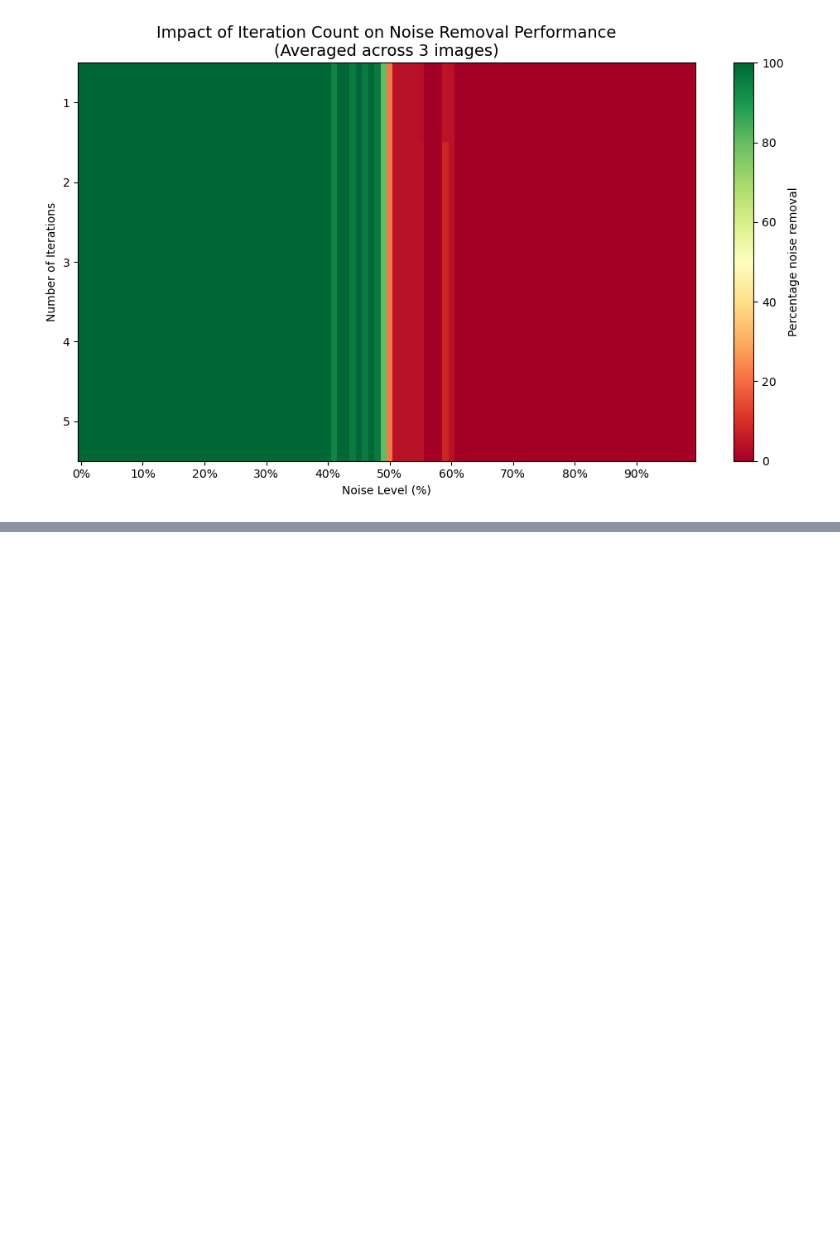
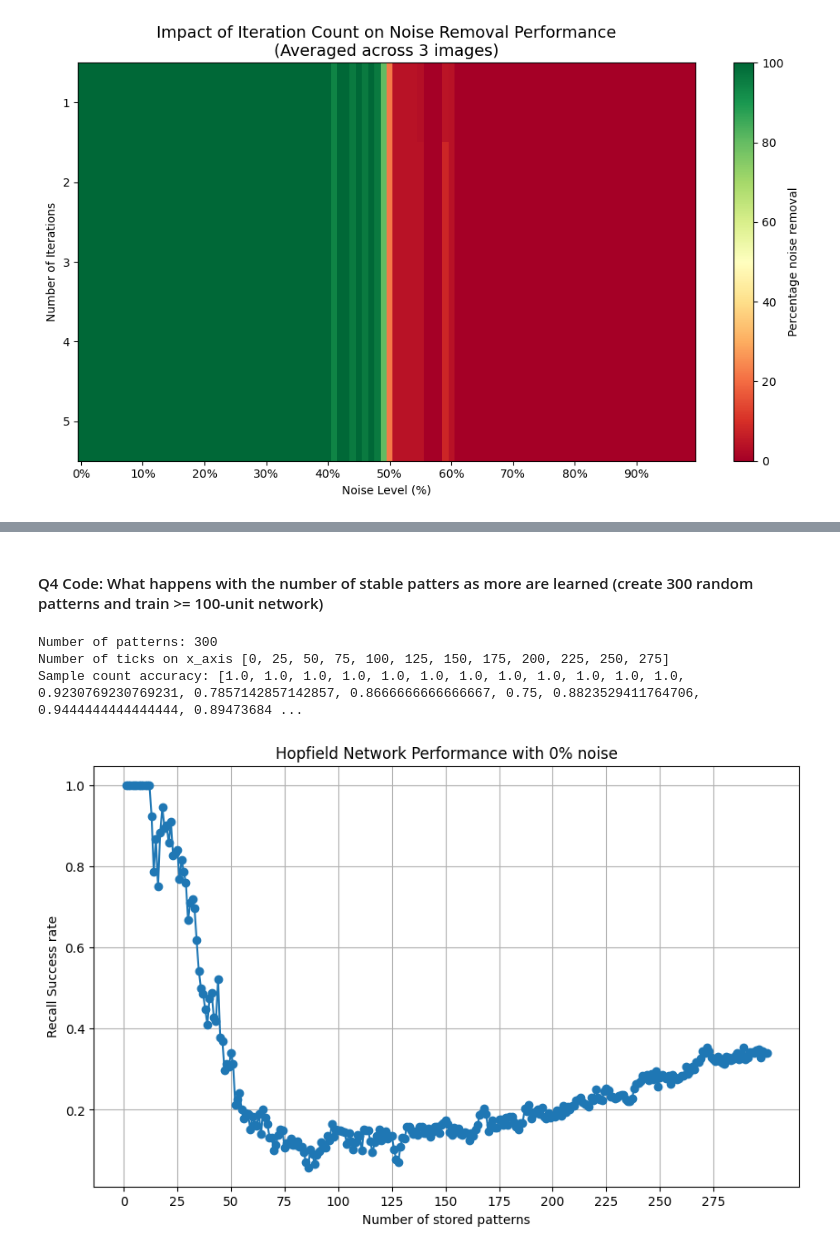
Before and after one commit to sebastians1999/DD2437_ANNs, a Jupyter notebook: lab3/hopfield_nets.ipynb, the cells around one changed output, grey strips where cells are left out. Saved outputs shown, nothing was run; the diff lists cells and outputs as text; code cells hidden in the pictures; blank space fills up the shorter version.

```diff
--- a/lab3/hopfield_nets.ipynb
+++ b/lab3/hopfield_nets.ipynb
@@ -908,0 +1149,10 @@ Testing with 5 iterations...
+# %% [markdown]
+#### Q4 Code:  What happens with the number of stable patters as more are learned (create 300 random patterns and train >= 100-unit network)
+# %%
+random_patterns = generate_random_patterns(300, 100)
+check_capacity(random_patterns, noise_inclusion=0, recall_iterations=1, retrain_hopfield_network=False) # 0% noise
+# %% [output]
+Number of patterns: 300
+Number of ticks on x_axis [0, 25, 50, 75, 100, 125, 150, 175, 200, 225, 250, 275]
+Sample count accuracy: [1.0, 1.0, 1.0, 1.0, 1.0, 1.0, 1.0, 1.0, 1.0, 1.0, 1.0, 1.0, 0.9230769230769231, 0.7857142857142857, 0.8666666666666667, 0.75, 0.8823529411764706, 0.9444444444444444, 0.89473684 ...
+[figure, added]
```
Also changed, not shown: parts of 29 cells of this notebook.
